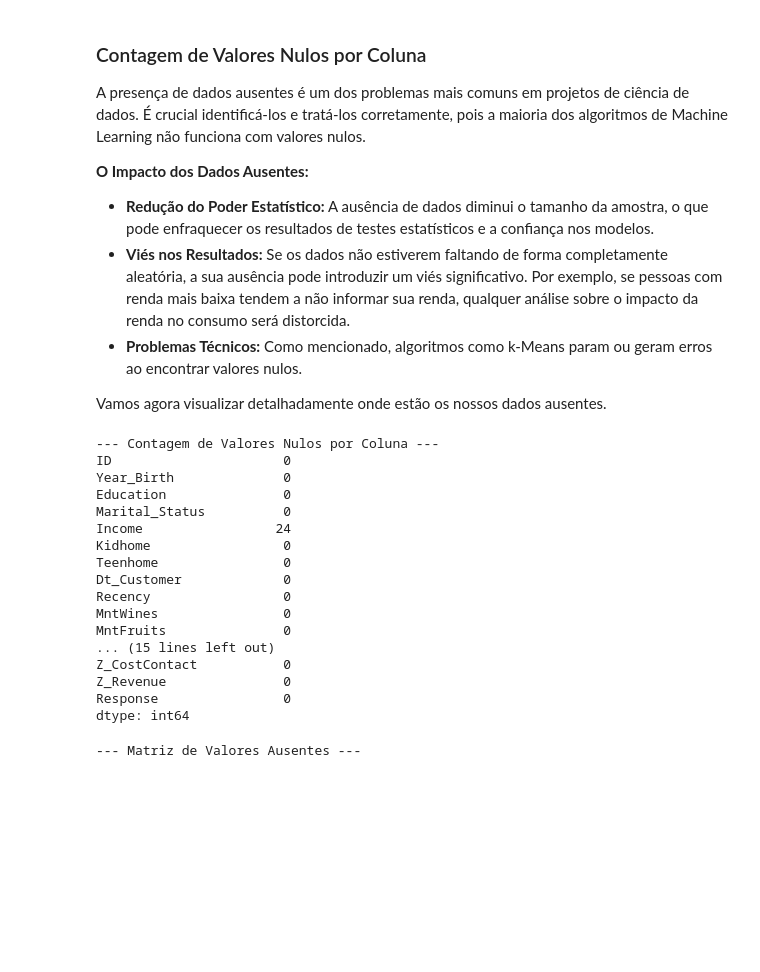
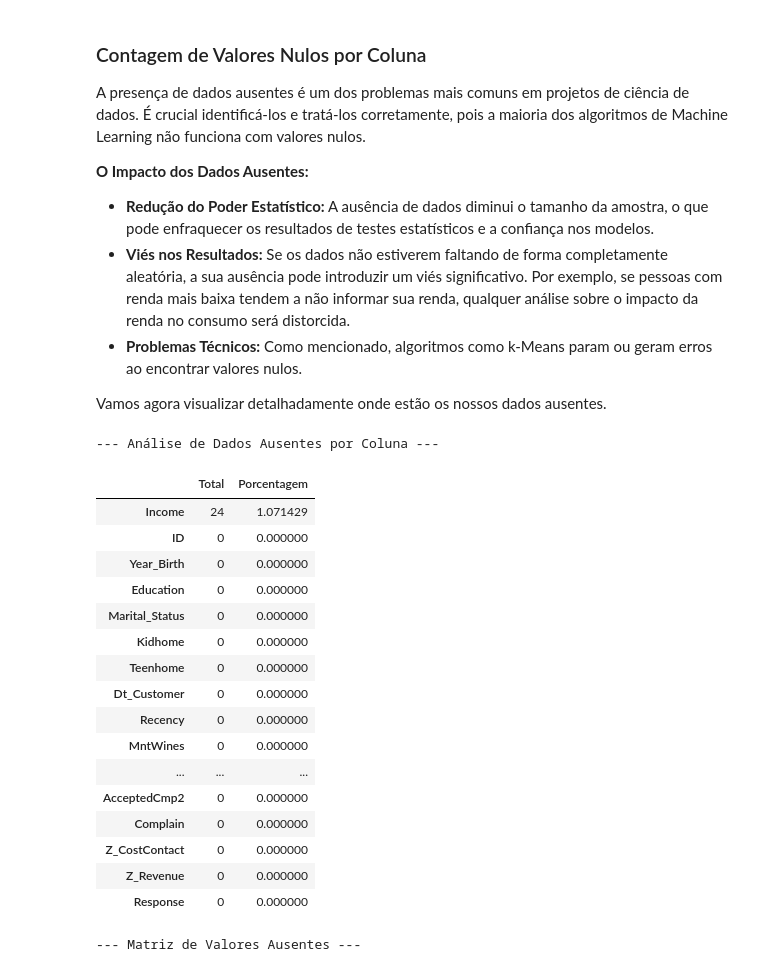
Before and after one commit to juniors719/customer_personality_clustering, a Jupyter notebook: customer_segmentation.ipynb, the cells around one changed output. Cells and saved outputs as stored; diff of their text form; code cells hidden in the pictures; blank space fills up the shorter version.

```diff
--- a/customer_segmentation.ipynb
+++ b/customer_segmentation.ipynb
@@ -171,26 +171,33 @@ A presença de dados ausentes é um dos problemas mais comuns em projetos de ci
 
 Vamos agora visualizar detalhadamente onde estão os nossos dados ausentes.
 # %%
-print("\n\n--- Contagem de Valores Nulos por Coluna ---")
-print(df.isnull().sum())
+def missing_data(df):
+    total = df.isnull().sum().sort_values(ascending=False)
+    percentage = (df.isnull().sum() / df.isnull().count() * 100).sort_values(ascending=False)
+    return pd.concat([total, percentage], axis=1, keys=['Total', 'Porcentagem'])
+
+print("\n\n--- Análise de Dados Ausentes por Coluna ---")
+missing_values = missing_data(df)
+display(missing_values.style.background_gradient(cmap='Reds'))
 # %% [output]
---- Contagem de Valores Nulos por Coluna ---
-ID                      0
-Year_Birth              0
-Education               0
-Marital_Status          0
-Income                 24
-Kidhome                 0
-Teenhome                0
-Dt_Customer             0
-Recency                 0
-MntWines                0
-MntFruits               0
-... (15 lines left out)
-Z_CostContact           0
-Z_Revenue               0
-Response                0
-dtype: int64
+--- Análise de Dados Ausentes por Coluna ---
+|  | Total | Porcentagem |
+| Income | 24 | 1.071429 |
+| ID | 0 | 0.000000 |
+| Year_Birth | 0 | 0.000000 |
+| Education | 0 | 0.000000 |
+| Marital_Status | 0 | 0.000000 |
+| Kidhome | 0 | 0.000000 |
+| Teenhome | 0 | 0.000000 |
+| Dt_Customer | 0 | 0.000000 |
+| Recency | 0 | 0.000000 |
+| MntWines | 0 | 0.000000 |
+| ... | ... | ... |
+| AcceptedCmp2 | 0 | 0.000000 |
+| Complain | 0 | 0.000000 |
+| Z_CostContact | 0 | 0.000000 |
+| Z_Revenue | 0 | 0.000000 |
+| Response | 0 | 0.000000 |
 # %%
 # Visualizar a matriz de valores ausentes
 print("\n\n--- Matriz de Valores Ausentes ---")
```
Also changed, not shown: parts of 14 cells of this notebook.
